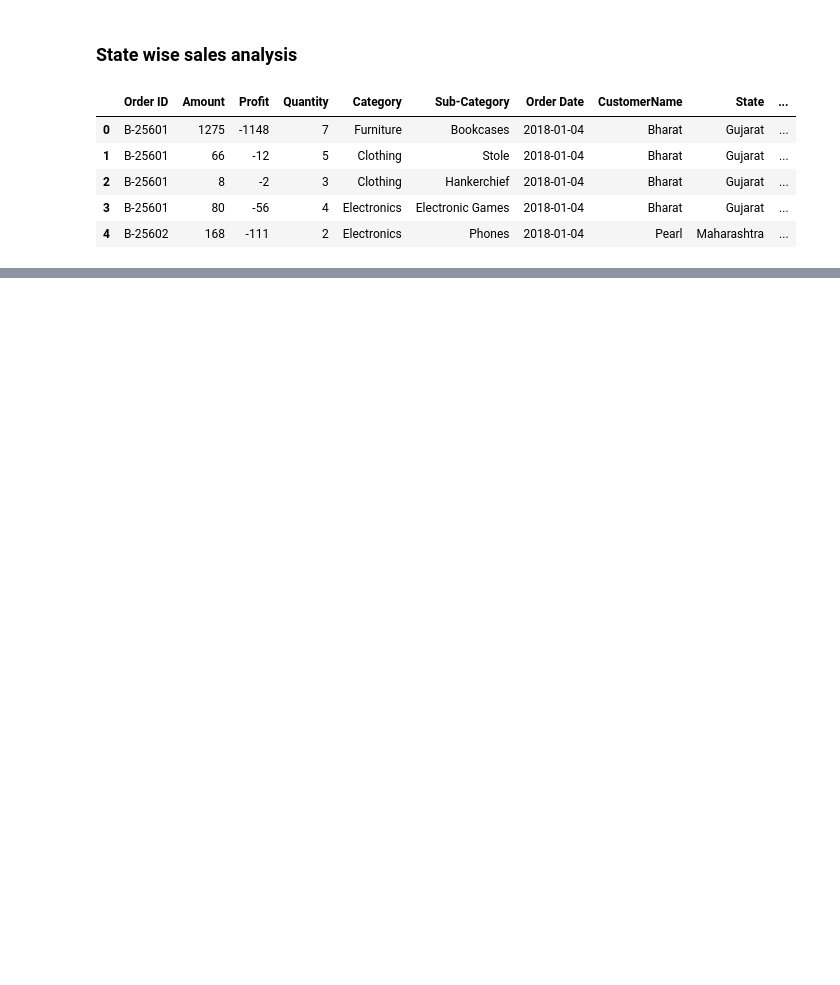
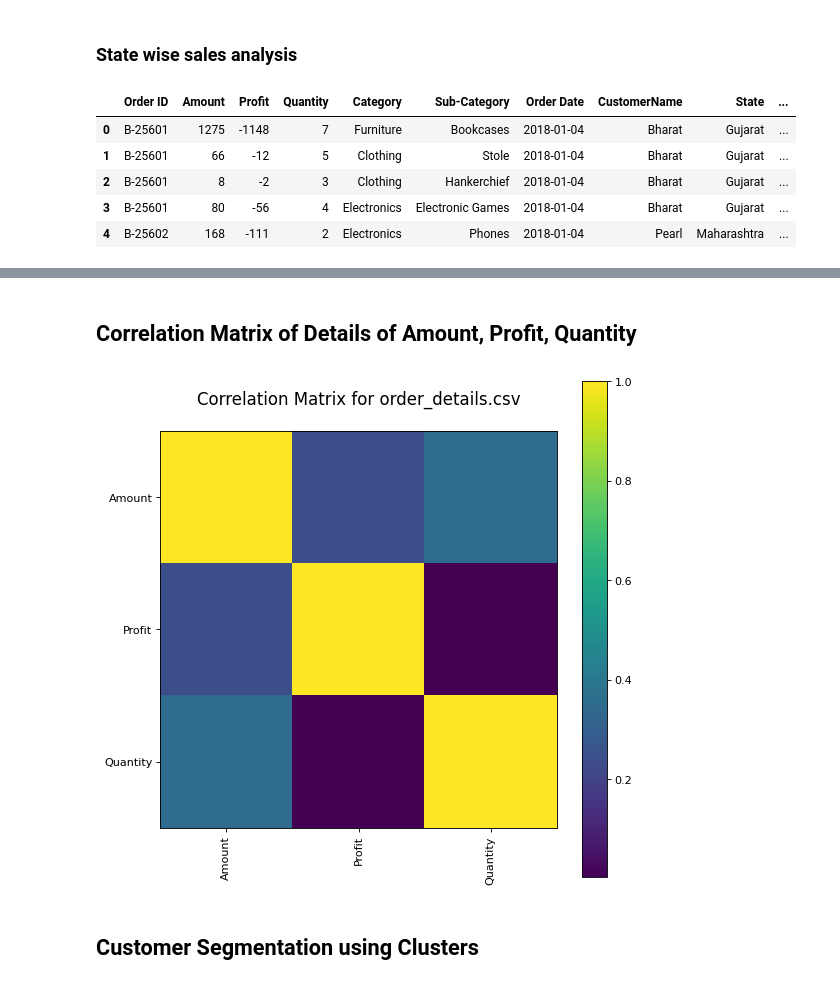
Before and after one commit to aa-ryan/Sales_analysis, a Jupyter notebook: Solution.ipynb, the cells around one changed output, grey strips where cells are left out. Drawn from its saved outputs; the diff is of its cells as text; code cells hidden in the pictures; blank space fills up the shorter version.

```diff
--- a/Solution.ipynb
+++ b/Solution.ipynb
@@ -43,9 +99,9 @@ import calendar
 # %% [markdown]
 #### Convert CSV to Pandas Dataframe
 # %%
-list_of_orders = pd.read_csv("data/list_of_orders.csv")
-order_details = pd.read_csv("data/order_details.csv")
-sales_target = pd.read_csv("data/sales_target.csv")
+list_of_orders = pd.read_csv("Data_ABinBev/list_of_orders.csv")
+order_details = pd.read_csv("Data_ABinBev/order_details.csv")
+sales_target = pd.read_csv("Data_ABinBev/sales_target.csv")
 # %% [markdown]
 ## Pre-processing and Data Cleansing
 * [x] Check Shape of Data
@@ -301,0 +760,26 @@ px.histogram(state_wise_cat_df, x='State', color='Category', text_auto=True)
+# %% [markdown]
+## Correlation Matrix of Details of Amount, Profit, Quantity
+# %%
+def plotCorrelationMatrix(df, graphWidth):
+    filename = df.dataframeName
+    df = df.dropna('columns')
+    df = df[[col for col in df if df[col].nunique() > 1]]
+    if df.shape[1] < 2:
+        print(f'No correlation plots shown: The number of non-NaN or constant columns ({df.shape[1]}) is less than 2')
+        return
+    corr = df.corr()
+    plt.figure(num=None, figsize=(graphWidth, graphWidth), dpi=80, facecolor='w', edgecolor='k')
+    corrMat = plt.matshow(corr, fignum = 1)
+    plt.xticks(range(len(corr.columns)), corr.columns, rotation=90)
+    plt.yticks(range(len(corr.columns)), corr.columns)
+    plt.gca().xaxis.tick_bottom()
+    plt.colorbar(corrMat)
+    plt.title(f'Correlation Matrix for {filename}', fontsize=15)
+    plt.show()
+# %%
+order_details.dataframeName = "order_details.csv"
+plotCorrelationMatrix(order_details, 8)
+# %% [output]
+[figure, added]
+# %% [markdown]
+## Customer Segmentation using Clusters
```
Also changed, not shown: parts of 62 cells of this notebook.
